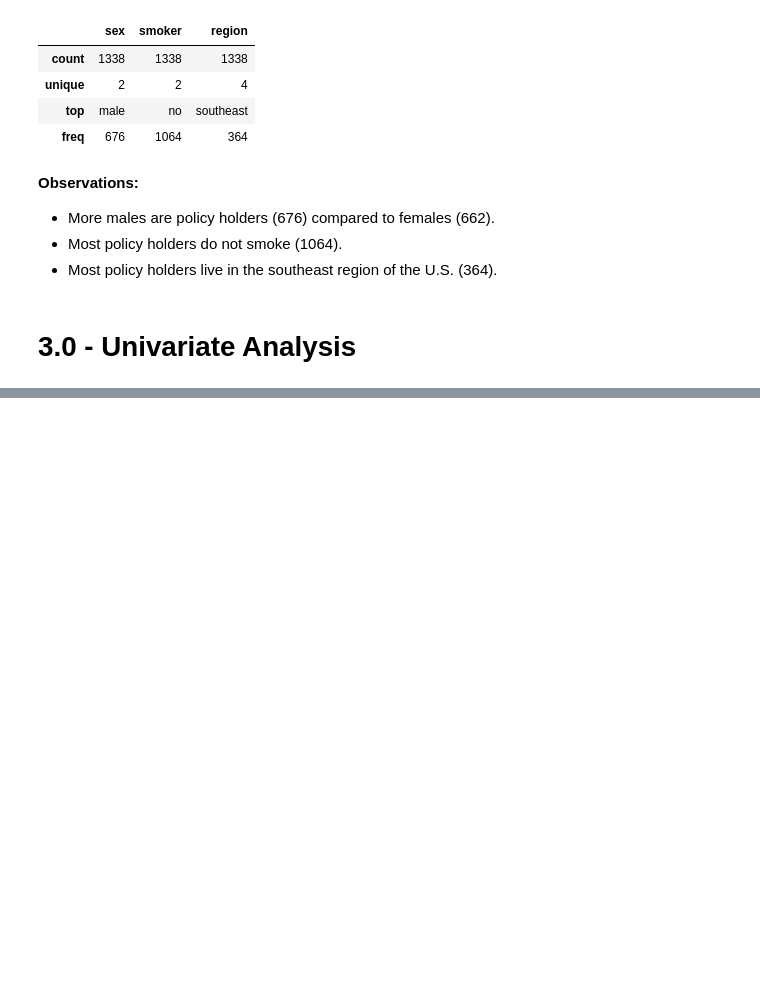
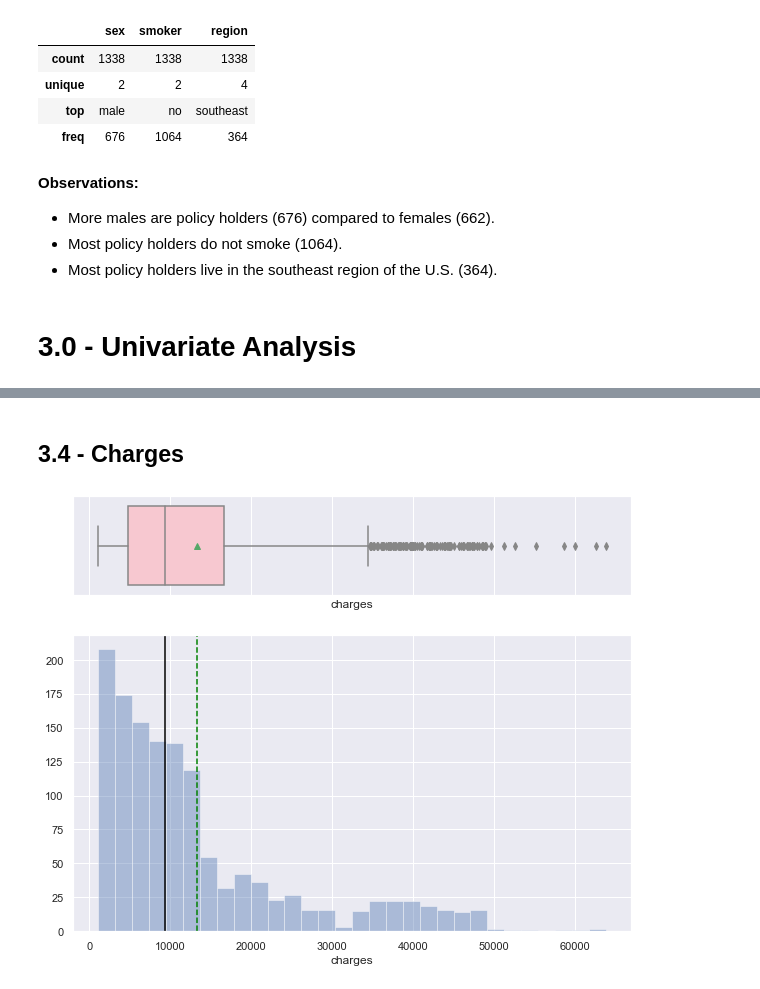
Before and after one commit to sarahthomas990/ut_projects, a Jupyter notebook: Project 2 - Axis Insurance.ipynb, the cells around one changed output, grey strips where cells are left out. Drawn from its saved outputs; the diff is of its cells as text; code cells hidden in the pictures; blank space fills up the shorter version.

```diff
--- a/Project 2 - Axis Insurance.ipynb
+++ b/Project 2 - Axis Insurance.ipynb
@@ -176,0 +227,6 @@ __Observations:__
+# %% [markdown]
+## 3.4 - Charges
+# %%
+histogram_boxplot(axis_ins["charges"])
+# %% [output]
+[figure, added]
```
Also changed, not shown: parts of 48 cells of this notebook.
